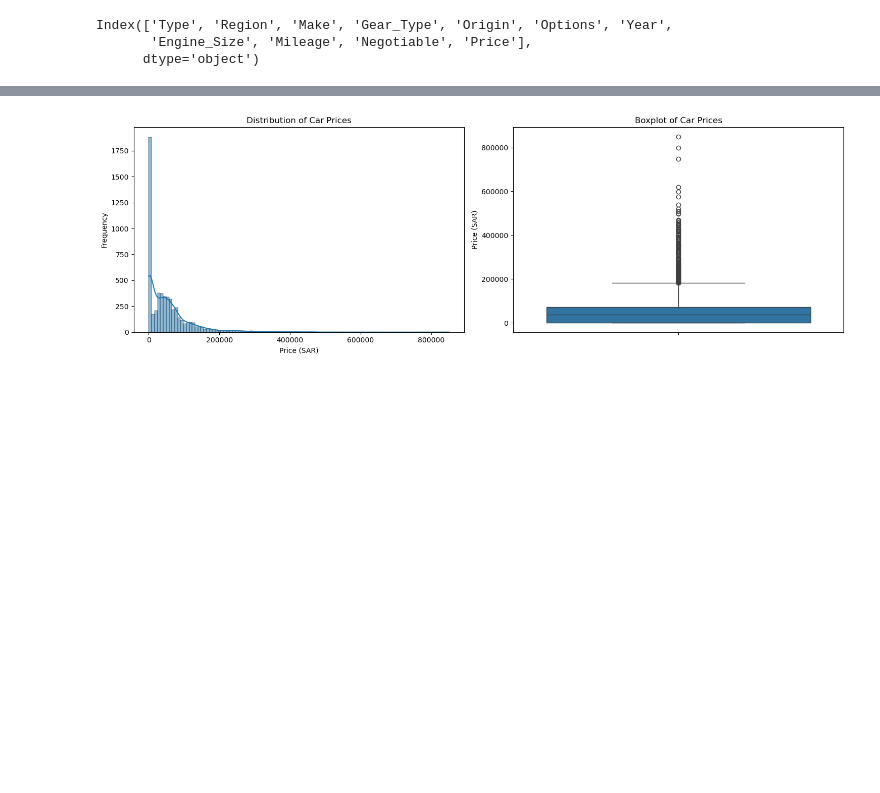
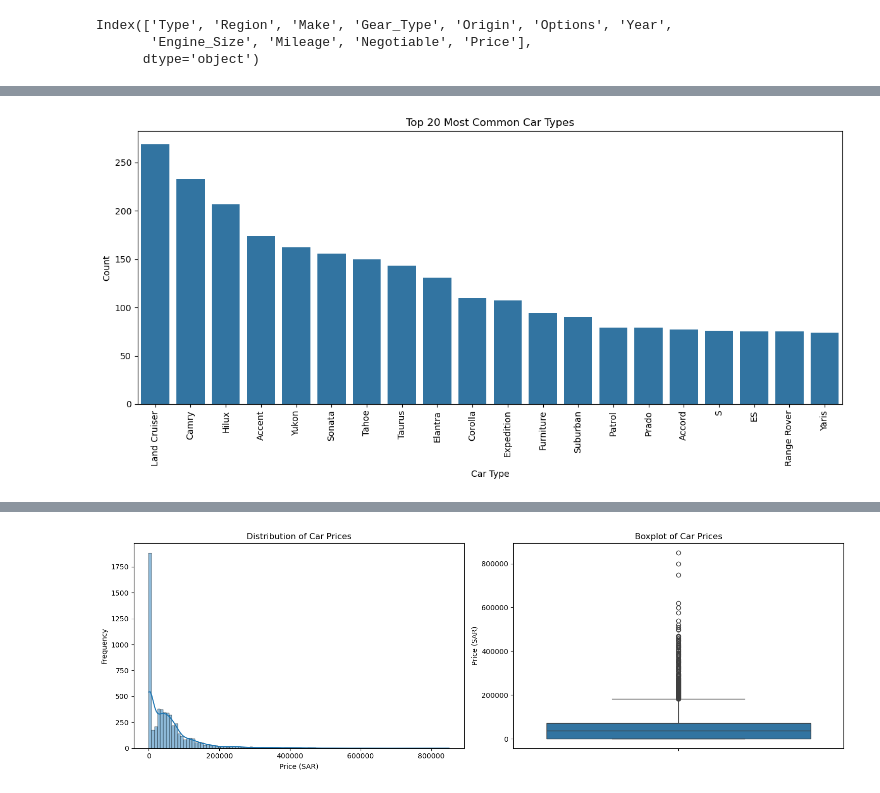
Before and after one commit to RioPramana21/Ctrl-Price-Taking-Control-of-Used-Car-Valuations-with-ML, a Jupyter notebook: code_files/project_code.ipynb, the cells around one changed output, grey strips where cells are left out. Cells and saved outputs as stored; diff of their text form; code cells hidden in the pictures; blank space fills up the shorter version.

Commit message:
Explored `Type` feature

```diff
--- a/code_files/project_code.ipynb
+++ b/code_files/project_code.ipynb
@@ -310,0 +327,19 @@ Name: count, Length: 347, dtype: int64
+# %%
+print("\nTop 20 most common Types:")
+print(df['Type'].value_counts().head(20))
+
+# Calculate the percentage of data represented by top 20 car types
+top_types = df['Type'].value_counts().head(20)
+top_20_percentage = top_types.sum() / len(df) * 100
+
+# Print the percentage
+print(f"\nTop 20 Types represent {top_20_percentage:.2f}% of all cars")
+
+# Find the minimum and maximum counts in the top 20
+max_value = top_types.max()
+max_index = top_types.idxmax()
+min_value = top_types.tail(1).values[0]
+min_index = 19  # Index of the 20th item
+
+print(f"Most common: {max_index} ({max_value} cars)")
+print(f"20th most common: {top_types.index[-1]} ({min_value} cars)")
@@ -310,0 +364,12 @@ Name: count, Length: 347, dtype: int64
+# %%
+# Visualization: Bar chart of top 20 Types
+plt.figure(figsize=(12, 6))
+sns.barplot(x=top_types.index, y=top_types.values)
+plt.title('Top 20 Most Common Car Types')
+plt.ylabel('Count')
+plt.xlabel('Car Type')
+plt.xticks(rotation=90)
+plt.tight_layout()
+plt.show()
+# %% [output]
+[figure, added]
```
Also changed, not shown: parts of 9 cells of this notebook.
